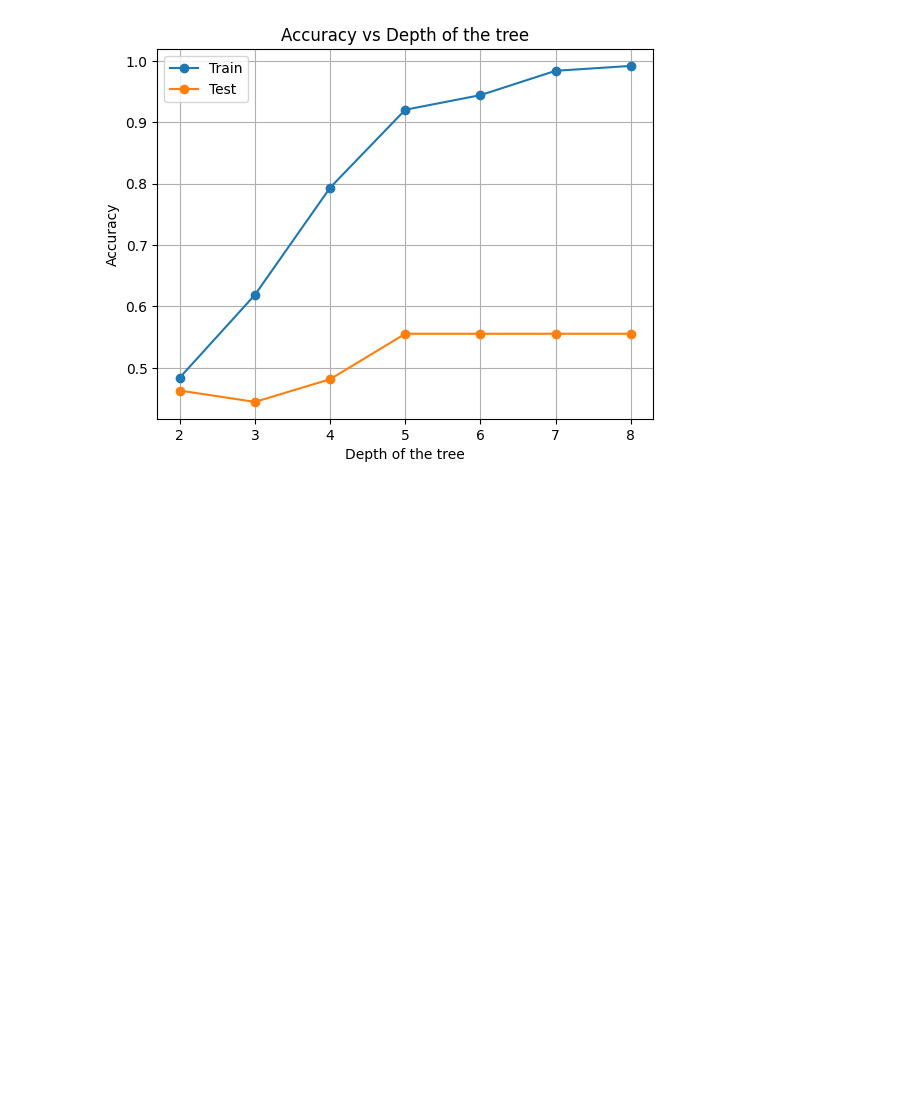
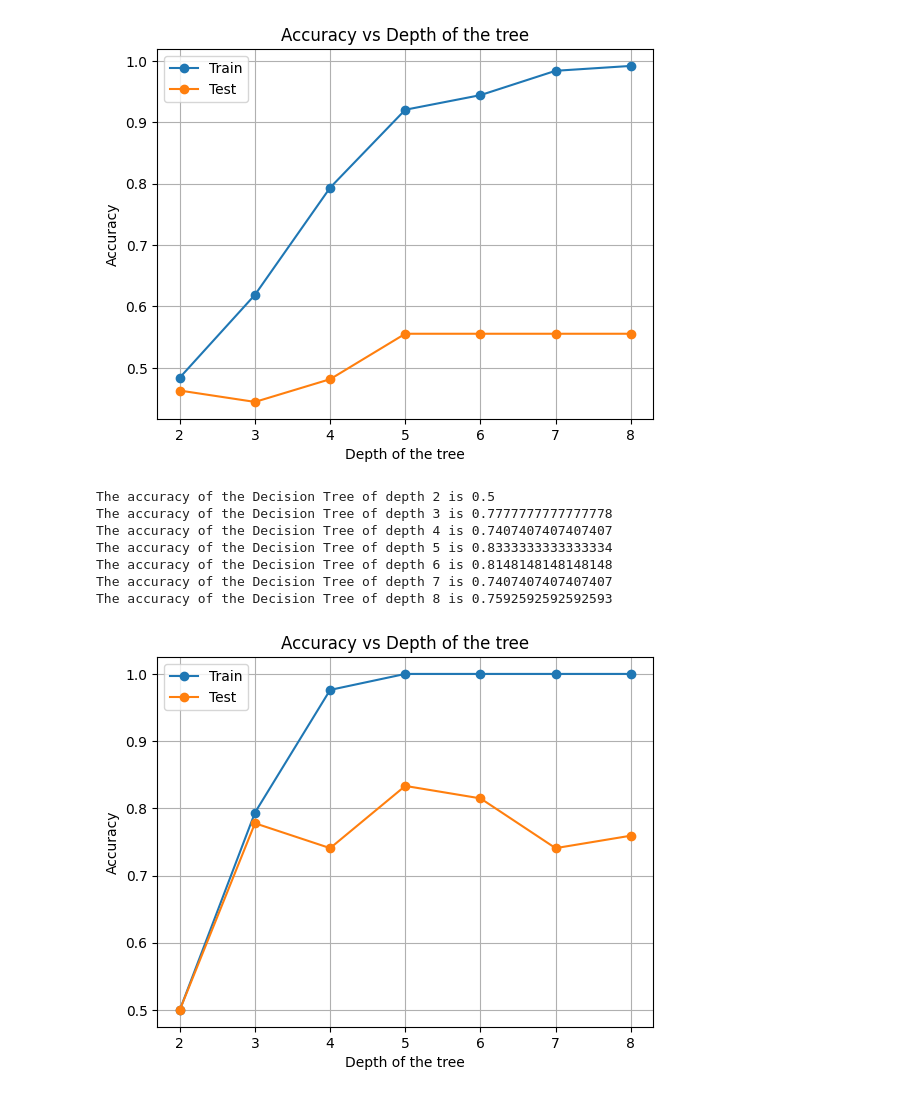
Before and after one commit to VenkatReddybathuni/es335-24-fall-assignment-1, a Jupyter notebook: HAR/Task1_2.ipynb, the cells around one changed output. Saved outputs shown, nothing was run; the diff lists cells and outputs as text; code cells hidden in the pictures; blank space fills up the shorter version.

```diff
--- a/HAR/Task1_2.ipynb
+++ b/HAR/Task1_2.ipynb
@@ -431,7 +444,11 @@ Progress: 100% Complete
 # %%
 model = DecisionTreeClassifier()
 model.fit(X_train_featurised_df, y_train)
-
+cfg = tsfel.get_features_by_domain()
+X_train_featurised = np.empty((126, 777))
+for i in range(len(X_train)):
+    X = tsfel.time_series_features_extractor(cfg, X_train[i], fs = 50, window_size = 250)
+    X_train_featurised[i] = np.array(X.head(1)).reshape(X.head(1).shape[1])
 y_pred = model.predict(X_test_featurised)
 accuracy = accuracy_score(y_test, y_pred)
 
@@ -515,3 +529,39 @@ The accuracy of the Decision Tree of depth 6 is 0.5555555555555556
 The accuracy of the Decision Tree of depth 7 is 0.5555555555555556
 The accuracy of the Decision Tree of depth 8 is 0.5555555555555556
 [figure]
+# %%
+accuracies_test = []
+accuracies_train = []
+
+for i in range(2, 9):
+    X_train_2d = X_train_featurised.reshape(X_train_featurised.shape[0], -1)
+
+    model = DecisionTreeClassifier(max_depth = i)
+    model.fit(X_train_featurised_df, y_train)
+
+    y_pred = model.predict(X_test_featurised)
+    accuracy_test = accuracy_score(y_test, y_pred)
+    accuracies_test.append(accuracy_test)
+    print(f"The accuracy of the Decision Tree of depth {i} is {accuracy_test}")
+
+
+    y_pred_train = model.predict(X_train_2d)
+    accuracy_train = accuracy_score(y_train, y_pred_train)
+    accuracies_train.append(accuracy_train)
+
+plt.plot(np.arange(2, 9), accuracies_train, marker='o', label='Train')
+plt.plot(np.arange(2, 9), accuracies_test, marker='o', label='Test')
+plt.xlabel("Depth of the tree")
+plt.ylabel("Accuracy")
+plt.title("Accuracy vs Depth of the tree")
+plt.legend()
+plt.grid()
+# %% [output]
+The accuracy of the Decision Tree of depth 2 is 0.5
+The accuracy of the Decision Tree of depth 3 is 0.7777777777777778
+The accuracy of the Decision Tree of depth 4 is 0.7407407407407407
+The accuracy of the Decision Tree of depth 5 is 0.8333333333333334
+The accuracy of the Decision Tree of depth 6 is 0.8148148148148148
+The accuracy of the Decision Tree of depth 7 is 0.7407407407407407
+The accuracy of the Decision Tree of depth 8 is 0.7592592592592593
+[figure, added]
```
Also changed, not shown: parts of 22 cells of this notebook, 24 other files.
